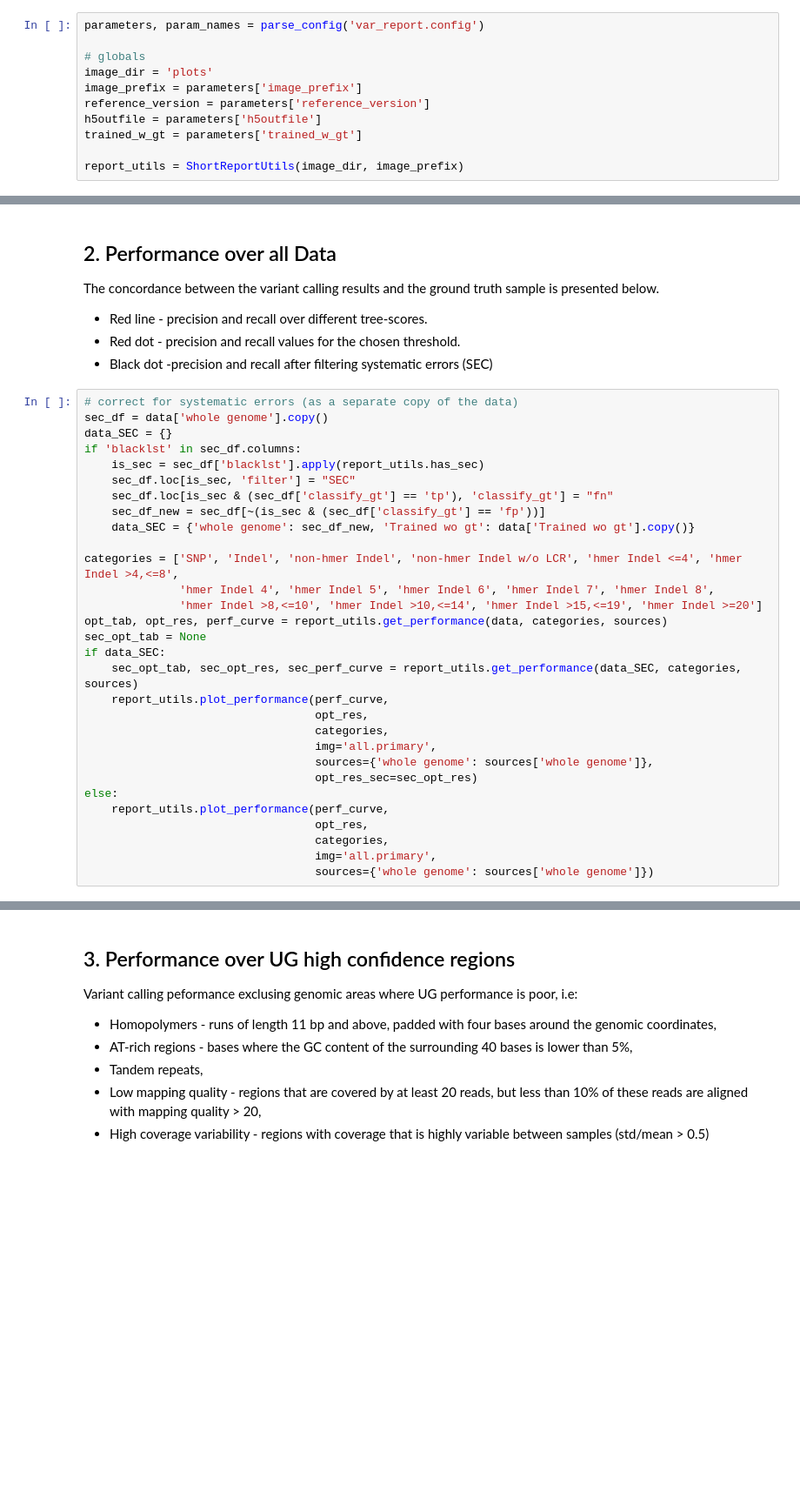
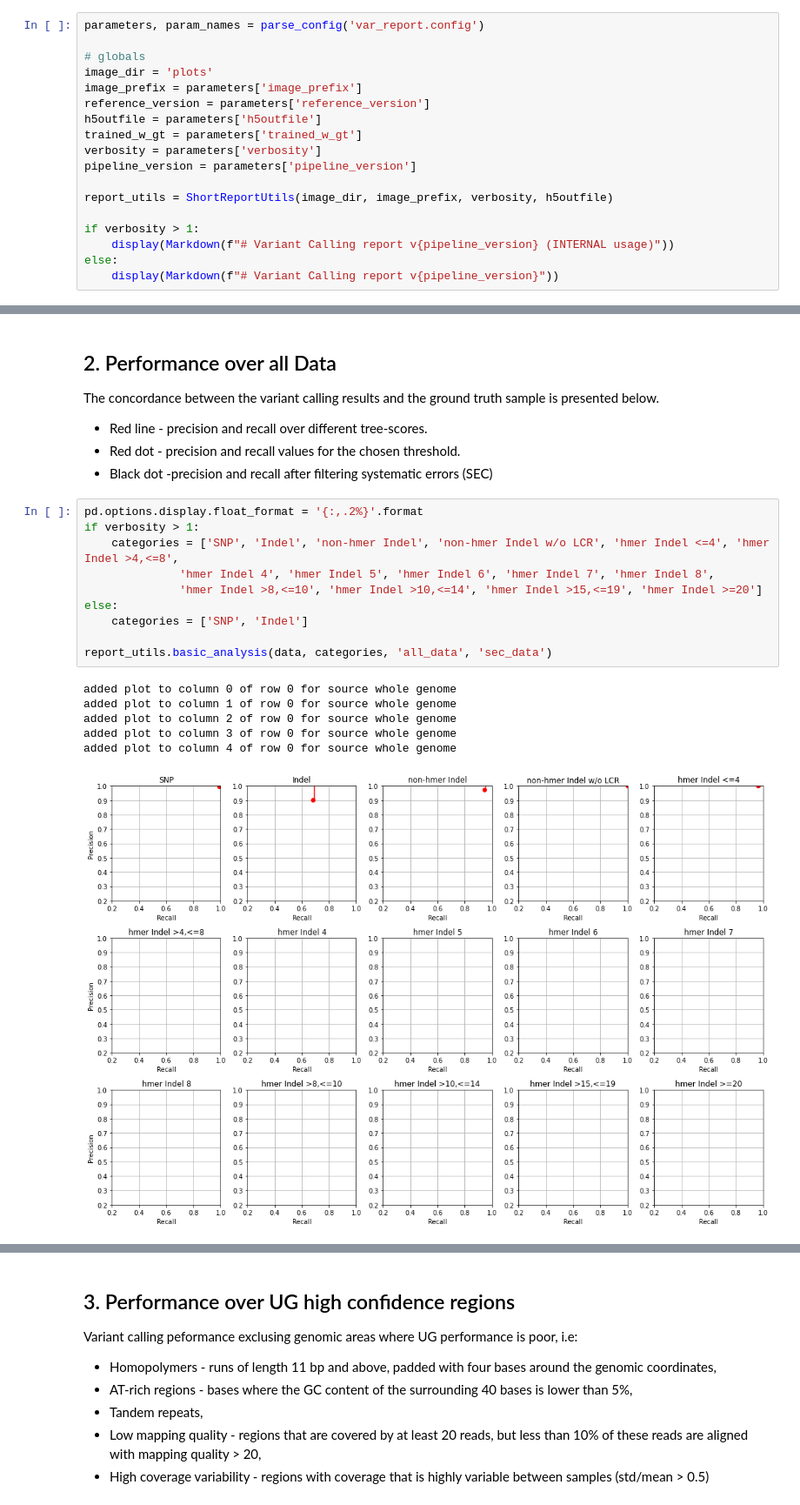
Before and after one commit to Ultimagen/VariantCalling, a Jupyter notebook: ugvc/reports/createVarReport.ipynb, the cells around one changed output, grey strips where cells are left out. Shown at 87% size. Cells and saved outputs as stored; diff of their text form; blank space fills up the shorter version.

Commit message:
report: verbosity levels, and further refactoring

```diff
--- a/ugvc/reports/createVarReport.ipynb
+++ b/ugvc/reports/createVarReport.ipynb
@@ -23,5 +20,12 @@ image_prefix = parameters['image_prefix']
 reference_version = parameters['reference_version']
 h5outfile = parameters['h5outfile']
 trained_w_gt = parameters['trained_w_gt']
+verbosity = parameters['verbosity']
+pipeline_version = parameters['pipeline_version']
 
-report_utils = ShortReportUtils(image_dir, image_prefix)
+report_utils = ShortReportUtils(image_dir, image_prefix, verbosity, h5outfile)
+
+if verbosity > 1:
+    display(Markdown(f"# Variant Calling report v{pipeline_version} (INTERNAL usage)"))
+else:
+    display(Markdown(f"# Variant Calling report v{pipeline_version}"))
@@ -56,32 +80,19 @@ The concordance between the variant calling results and the ground truth sample
 * Red dot - precision and recall values for the chosen threshold.
 * Black dot -precision and recall after filtering systematic errors (SEC)
 # %%
-# correct for systematic errors (as a separate copy of the data)
-sec_df = data['whole genome'].copy()
-data_SEC = {}
-if 'blacklst' in sec_df.columns:
-    is_sec = sec_df['blacklst'].apply(report_utils.has_sec)
-    sec_df.loc[is_sec, 'filter'] = "SEC"
-    sec_df.loc[is_sec & (sec_df['classify_gt'] == 'tp'), 'classify_gt'] = "fn"
-    sec_df_new = sec_df[~(is_sec & (sec_df['classify_gt'] == 'fp'))]
-    data_SEC = {'whole genome': sec_df_new, 'Trained wo gt': data['Trained wo gt'].copy()}
-
-categories = ['SNP', 'Indel', 'non-hmer Indel', 'non-hmer Indel w/o LCR', 'hmer Indel <=4', 'hmer Indel >4,<=8',
+pd.options.display.float_format = '{:,.2%}'.format
+if verbosity > 1:
+    categories = ['SNP', 'Indel', 'non-hmer Indel', 'non-hmer Indel w/o LCR', 'hmer Indel <=4', 'hmer Indel >4,<=8',
               'hmer Indel 4', 'hmer Indel 5', 'hmer Indel 6', 'hmer Indel 7', 'hmer Indel 8',
               'hmer Indel >8,<=10', 'hmer Indel >10,<=14', 'hmer Indel >15,<=19', 'hmer Indel >=20']
-opt_tab, opt_res, perf_curve = report_utils.get_performance(data, categories, sources)
-sec_opt_tab = None
-if data_SEC:
-    sec_opt_tab, sec_opt_res, sec_perf_curve = report_utils.get_performance(data_SEC, categories, sources)
-    report_utils.plot_performance(perf_curve,
-                                  opt_res,
-                                  categories,
-                                  img='all.primary',
-                                  sources={'whole genome': sources['whole genome']},
-                                  opt_res_sec=sec_opt_res)
 else:
-    report_utils.plot_performance(perf_curve,
-                                  opt_res,
-                                  categories,
-                                  img='all.primary',
-                                  sources={'whole genome': sources['whole genome']})
+    categories = ['SNP', 'Indel']
+
+report_utils.basic_analysis(data, categories, 'all_data', 'sec_data')
+# %% [output]
+added plot to column 0 of row 0 for source whole genome
+added plot to column 1 of row 0 for source whole genome
+added plot to column 2 of row 0 for source whole genome
+added plot to column 3 of row 0 for source whole genome
+added plot to column 4 of row 0 for source whole genome
+[figure, added]
```
Also changed, not shown: parts of 34 cells of this notebook, 4 other files.
